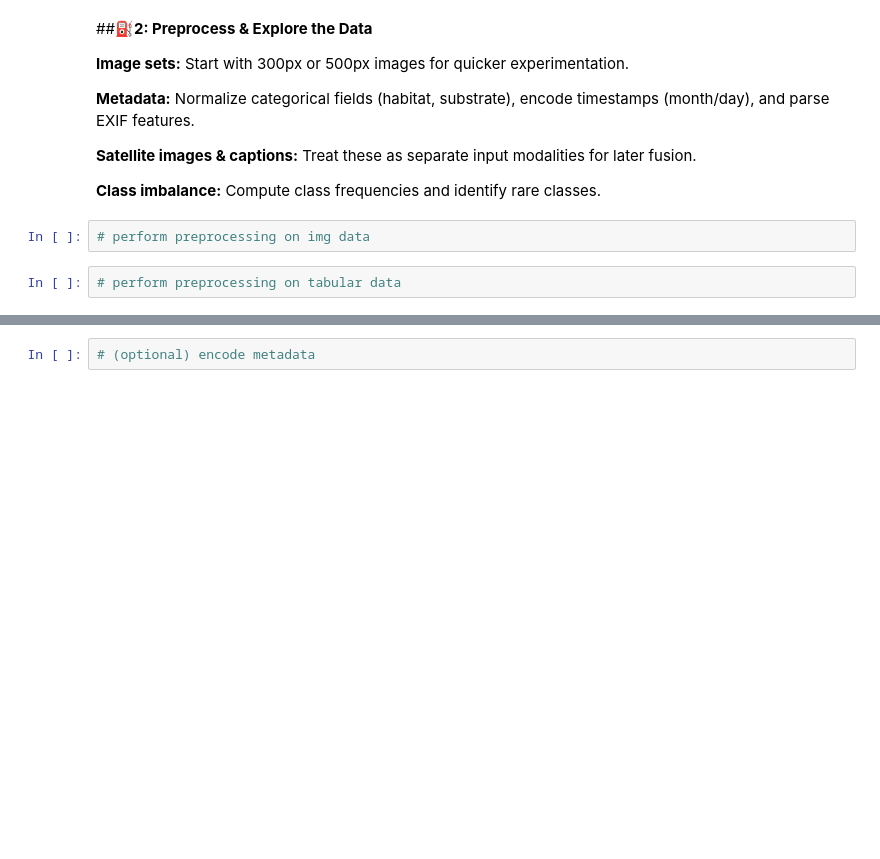
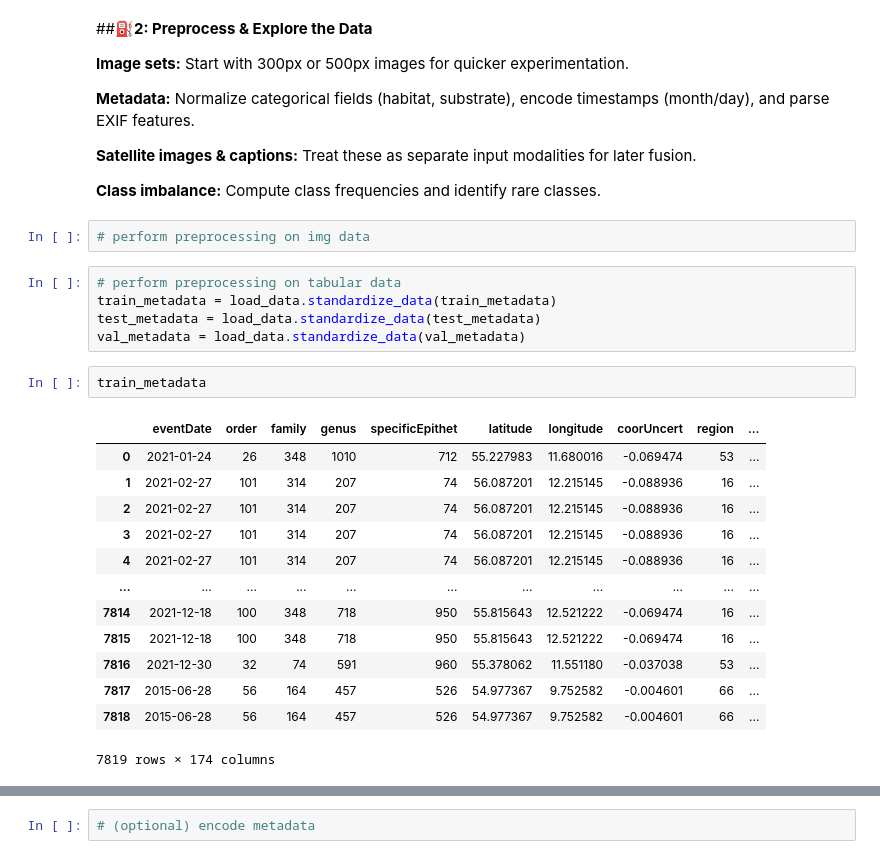
Before and after one commit to dhamil-bytes/FungiClef-25, a Jupyter notebook: fungiclef_dhamil_akamath.ipynb, the cells around one changed output, grey strips where cells are left out. Saved outputs shown, nothing was run; the diff lists cells and outputs as text; blank space fills up the shorter version.

```diff
--- a/fungiclef_dhamil_akamath.ipynb
+++ b/fungiclef_dhamil_akamath.ipynb
@@ -85,3 +121,22 @@ val_metadata = load_data.standardize_data(val_metadata)
 # perform preprocessing on img data
 # %%
 # perform preprocessing on tabular data
+train_metadata = load_data.standardize_data(train_metadata)
+test_metadata = load_data.standardize_data(test_metadata)
+val_metadata = load_data.standardize_data(val_metadata)
+# %%
+train_metadata
+# %% [output]
+|  | eventDate | order | family | genus | specificEpithet | latitude | longitude | coorUncert | region | ... |
+| 0 | 2021-01-24 | 26 | 348 | 1010 | 712 | 55.227983 | 11.680016 | -0.069474 | 53 | ... |
+| 1 | 2021-02-27 | 101 | 314 | 207 | 74 | 56.087201 | 12.215145 | -0.088936 | 16 | ... |
+| 2 | 2021-02-27 | 101 | 314 | 207 | 74 | 56.087201 | 12.215145 | -0.088936 | 16 | ... |
+| 3 | 2021-02-27 | 101 | 314 | 207 | 74 | 56.087201 | 12.215145 | -0.088936 | 16 | ... |
+| 4 | 2021-02-27 | 101 | 314 | 207 | 74 | 56.087201 | 12.215145 | -0.088936 | 16 | ... |
+| ... | ... | ... | ... | ... | ... | ... | ... | ... | ... | ... |
+| 7814 | 2021-12-18 | 100 | 348 | 718 | 950 | 55.815643 | 12.521222 | -0.069474 | 16 | ... |
+| 7815 | 2021-12-18 | 100 | 348 | 718 | 950 | 55.815643 | 12.521222 | -0.069474 | 16 | ... |
+| 7816 | 2021-12-30 | 32 | 74 | 591 | 960 | 55.378062 | 11.551180 | -0.037038 | 53 | ... |
+| 7817 | 2015-06-28 | 56 | 164 | 457 | 526 | 54.977367 | 9.752582 | -0.004601 | 66 | ... |
+| 7818 | 2015-06-28 | 56 | 164 | 457 | 526 | 54.977367 | 9.752582 | -0.004601 | 66 | ... |
+7819 rows × 174 columns
```
Also changed, not shown: parts of 8 cells of this notebook, 1 other file.
